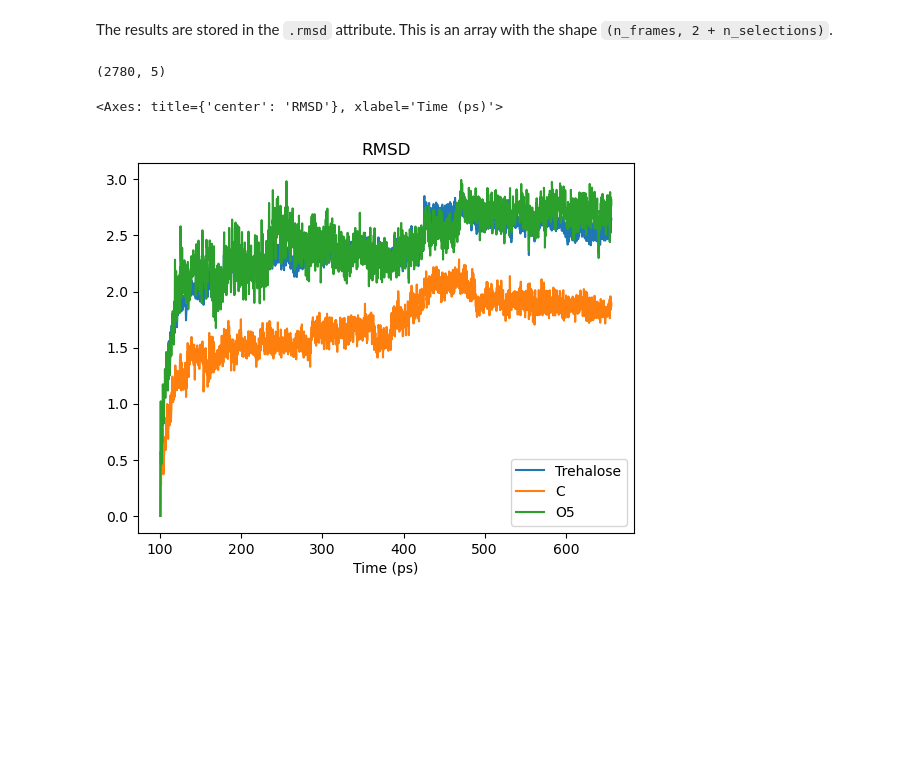
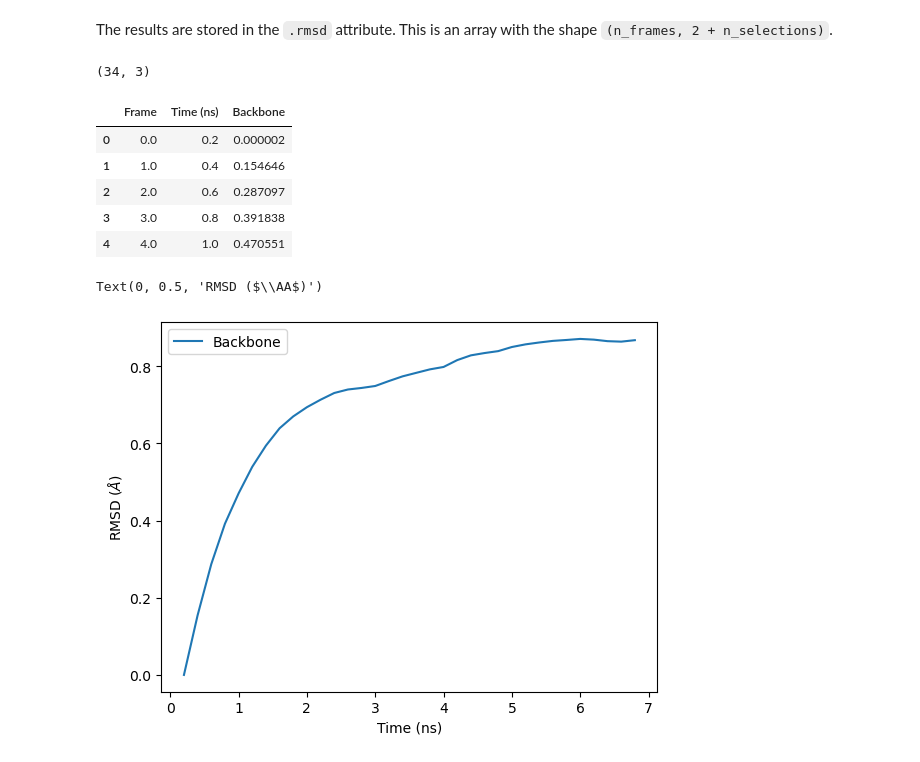
Before and after one commit to JordiVillaFreixa/Pau_TFG_DAO, a Jupyter notebook: analysis/mda_test2.ipynb, the cells around one changed output. Cells and saved outputs as stored; diff of their text form; code cells hidden in the pictures; blank space fills up the shorter version.

```diff
--- a/analysis/mda_test2.ipynb
+++ b/analysis/mda_test2.ipynb
@@ -164,17 +146,25 @@ now run a complete RMSD plot
 The results are stored in the `.rmsd` attribute. This is an array with the shape `(n_frames, 2 + n_selections)`.
 # %%
 u.trajectory[0] # set to first frame
-rmsd_analysis = rms.RMSD(u, select='resid 1-5', groupselections=['name C', 'name O5'])
+rmsd_analysis = rms.RMSD(u, select='backbone')
 rmsd_analysis.run()
+rmsd_analysis.results.rmsd.shape
 print(rmsd_analysis.rmsd.shape)
 
-rmsd_df = pd.DataFrame(rmsd_analysis.rmsd[:, 2:],
-                       columns=['Trehalose', 'C', 'O5'],
-                       index=rmsd_analysis.rmsd[:, 1])
-rmsd_df.index.name = 'Time (ps)'
+rmsd_df = pd.DataFrame(rmsd_analysis.results.rmsd,
+                       columns=['Frame', 'Time (ns)', 'Backbone'])
 rmsd_df.head()
-rmsd_df.plot(title='RMSD')
 # %% [output]
-(2780, 5)
+(34, 3)
-<Axes: title={'center': 'RMSD'}, xlabel='Time (ps)'>
-[figure, removed]
+|  | Frame | Time (ns) | Backbone |
+| 0 | 0.0 | 0.2 | 0.000002 |
+| 1 | 1.0 | 0.4 | 0.154646 |
+| 2 | 2.0 | 0.6 | 0.287097 |
+| 3 | 3.0 | 0.8 | 0.391838 |
+| 4 | 4.0 | 1.0 | 0.470551 |
+# %%
+ax = rmsd_df.plot(x='Time (ns)', y=['Backbone'],kind='line')
+ax.set_ylabel(r'RMSD ($\AA$)')
+# %% [output]
+Text(0, 0.5, 'RMSD ($\\AA$)')
+[figure, added]
```
Also changed, not shown: parts of 10 cells of this notebook, 41 other files.
